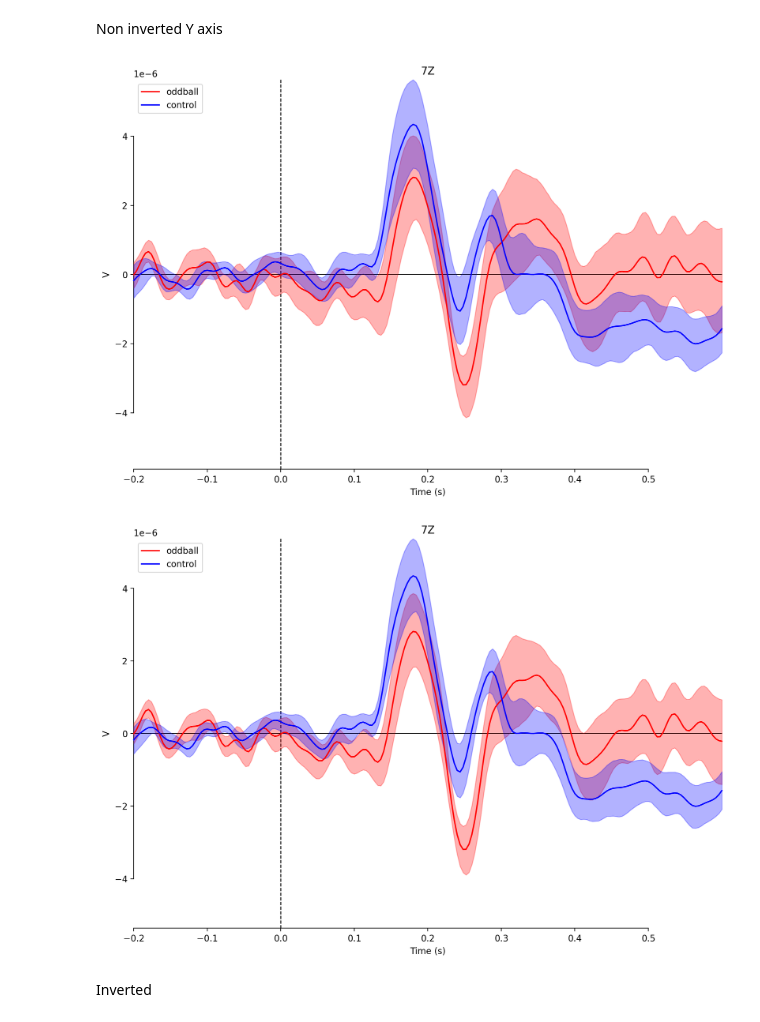
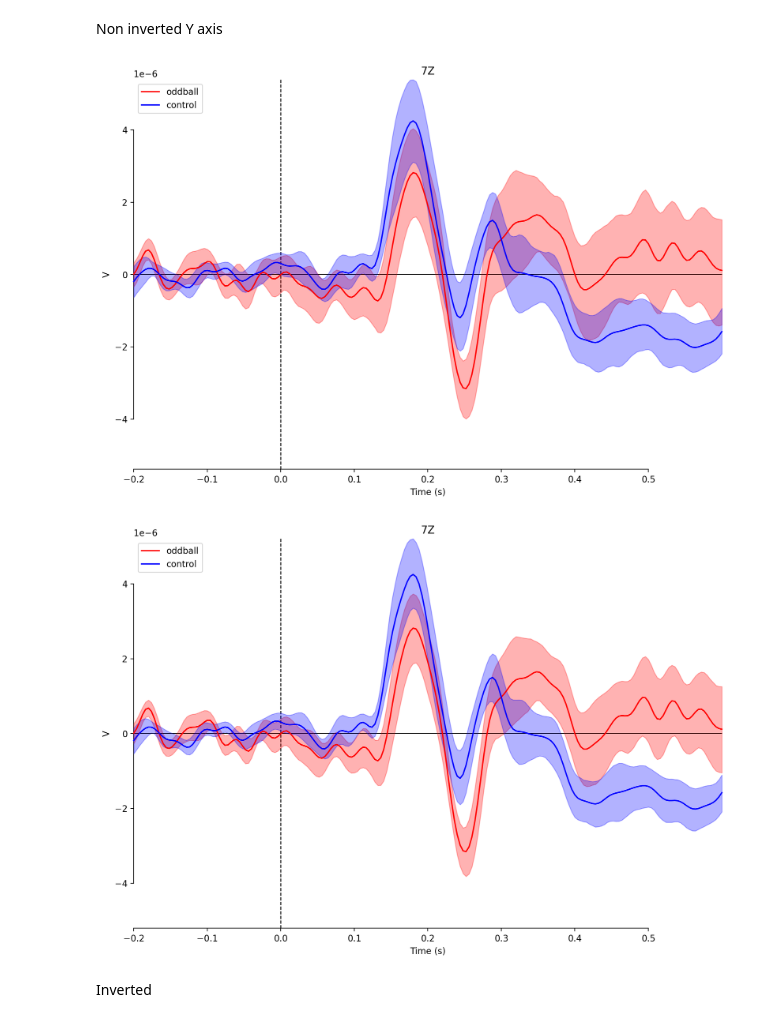
Before and after one commit to ovi-lab/EEG-oddball-task, a Jupyter notebook: src/main.ipynb, the cells around one changed output. Saved outputs shown, nothing was run; the diff lists cells and outputs as text; code cells hidden in the pictures.

```diff
--- a/src/main.ipynb
+++ b/src/main.ipynb
@@ -40,7 +40,7 @@ fig  =  mne.viz.plot_compare_evokeds(evokeds, picks=['7Z'], styles = {"Oddball":
 oddball_list = []
 control_list = []
 
-for pnum in (1, 3, 4, 5, 7, 8, 9, 10, 11, 12, 14):
+for pnum in (1, 3, 4, 5, 7, 8, 9, 10, 11, 12, 14, 151):
     raw = analysis.processing.loadData(pnum)
 
     # preprocessig
@@ -66,27 +66,13 @@ evokeds = dict(
 Non inverted Y axis
 # %%
 #plot evokeds at 0.9 CI
-fig, ax = plt.subplots()
-mne.viz.plot_compare_evokeds(evokeds, picks= roi, ci = 0.9 ,
-                             styles = {"oddball": {"color" :'red'},
-                                       "control":{"color": 'blue'}},
-                                       show =False, axes = ax )
-ax.set_ylabel("V")
-
-plt.show()
+analysis.processing.getERP(evokeds, roi = roi, ci = 0.9, invert = False)
 # %% [output]
-[figure, old version]
+[figure, new version]
 # %%
 #plot evokeds at 0.8 CI
-fig, ax = plt.subplots()
-mne.viz.plot_compare_evokeds(evokeds, picks= roi, ci = 0.8 ,
-                             styles = {"oddball": {"color" :'red'},
-                                       "control":{"color": 'blue'}},
-                                       show =False, axes = ax )
-ax.set_ylabel("V")
-
-plt.show()
+analysis.processing.getERP(evokeds, roi = roi, ci = 0.8, invert = False)
 # %% [output]
-[figure, old version]
+[figure, new version]
 # %% [markdown]
 Inverted
```
Also changed, not shown: parts of 7 cells of this notebook, 13 other files.
